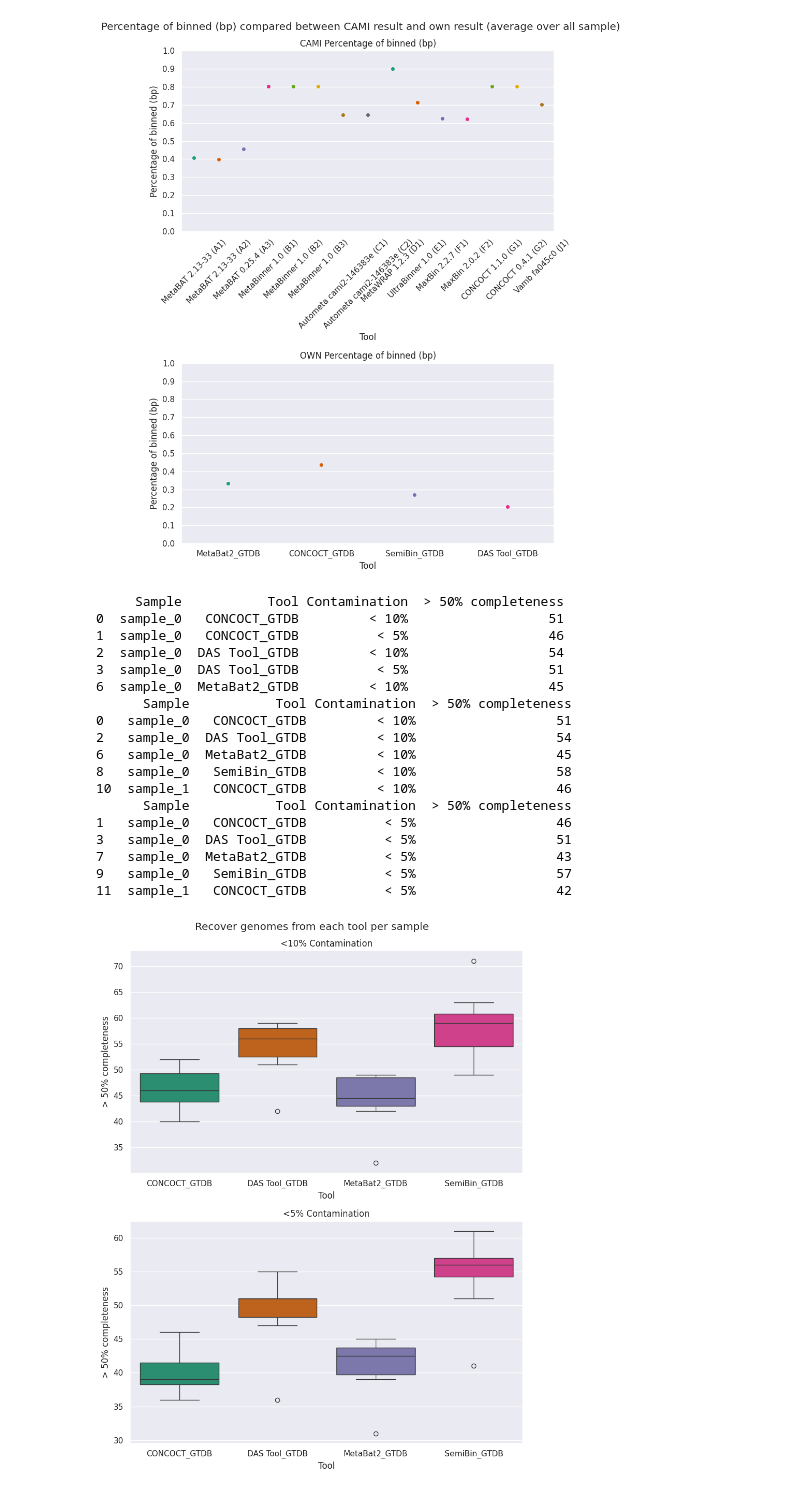
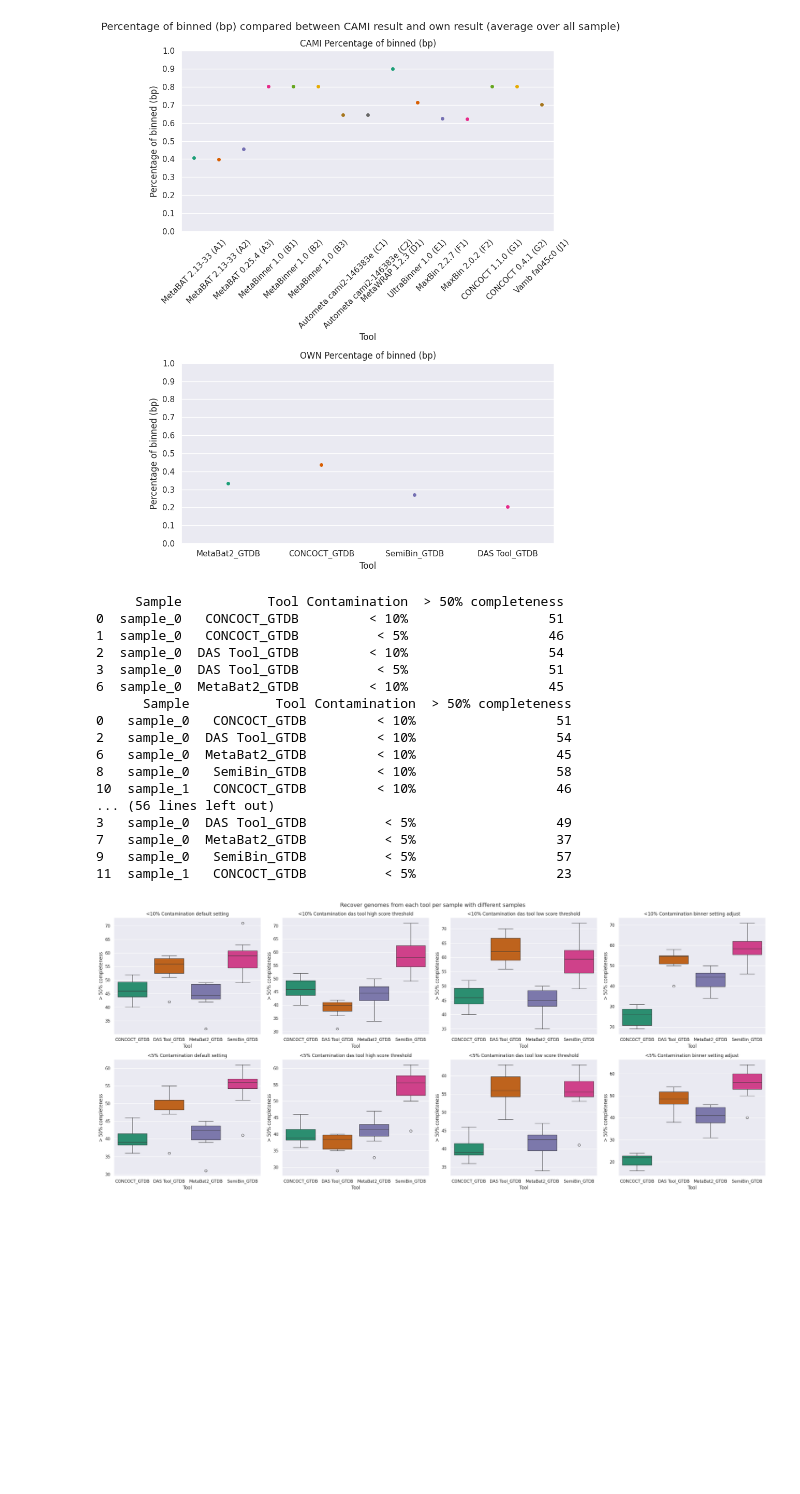
Before and after one commit to SantaMcCloud/Thesis, a Jupyter notebook: jupyternotebooks/plots.ipynb, the cells around one changed output. Drawn from its saved outputs; the diff is of its cells as text; code cells hidden in the pictures; blank space fills up the shorter version.

Commit message:
finish recover genomes for thesis

```diff
--- a/jupyternotebooks/plots.ipynb
+++ b/jupyternotebooks/plots.ipynb
@@ -487,42 +531,77 @@ plt.tight_layout()
 # %%
 #GENOME RECOVER
 df_genome_filtered = df_genome.loc[:,["Sample", "Tool", "Contamination", '> 50% completeness']]
 df_genome_filtered = df_genome_filtered[df_genome_filtered['Tool'] != 'Gold standard']
 print(df_genome_filtered.head())
 
 df_smaller_10_cont = df_genome_filtered[df_genome_filtered['Contamination'] == '< 10%']
 df_smaller_5_cont = df_genome_filtered[df_genome_filtered['Contamination'] == '< 5%']
 
 print(df_smaller_10_cont.head())
 print(df_smaller_5_cont.head())
 
-fig, axes = plt.subplots(2, 1, figsize=(8.5, 11))
+df_genome_filtered_high = df_high.loc[:,["Sample", "Tool", "Contamination", '> 50% completeness']]
+df_genome_filtered_high = df_genome_filtered_high[df_genome_filtered_high['Tool'] != 'Gold standard']
+print(df_genome_filtered_high.head())
 
-fig.suptitle('Recover genomes from each tool per sample')
+df_smaller_10_cont_high = df_genome_filtered_high[df_genome_filtered_high['Contamination'] == '< 10%']
+df_smaller_5_cont_high = df_genome_filtered_high[df_genome_filtered_high['Contamination'] == '< 5%']
 
-sns.boxplot(ax=axes[0], x='Tool', y='> 50% completeness', data=df_smaller_10_cont, palette='Dark2', legend=False, hue='Tool').set(title="<10% Contamination")
-sns.boxplot(ax=axes[1], x='Tool', y='> 50% completeness', data=df_smaller_5_cont, palette='Dark2', legend=False, hue='Tool').set(title="<5% Contamination")
+print(df_smaller_10_cont_high.head())
+print(df_smaller_5_cont_high.head())
+
+df_genome_filtered_low = df_low.loc[:,["Sample", "Tool", "Contamination", '> 50% completeness']]
+df_genome_filtered_low = df_genome_filtered_low[df_genome_filtered_low['Tool'] != 'Gold standard']
+print(df_genome_filtered_low.head())
+
+df_smaller_10_cont_low = df_genome_filtered_low[df_genome_filtered_low['Contamination'] == '< 10%']
+df_smaller_5_cont_low = df_genome_filtered_low[df_genome_filtered_low['Contamination'] == '< 5%']
+
+print(df_smaller_10_cont_low.head())
+print(df_smaller_5_cont_low.head())
+
+df_genome_filtered_binner = df_binner.loc[:,["Sample", "Tool", "Contamination", '> 50% completeness']]
+df_genome_filtered_binner = df_genome_filtered_binner[df_genome_filtered_binner['Tool'] != 'Gold standard']
+print(df_genome_filtered_binner.head())
+
+df_smaller_10_cont_binner = df_genome_filtered_binner[df_genome_filtered_binner['Contamination'] == '< 10%']
+df_smaller_5_cont_binner = df_genome_filtered_binner[df_genome_filtered_binner['Contamination'] == '< 5%']
+
+print(df_smaller_10_cont_binner.head())
+print(df_smaller_5_cont_binner.head())
+
+fig, axes = plt.subplots(2, 4, figsize=(25, 11))
+
+fig.suptitle('Recover genomes from each tool per sample with different samples')
+
+sns.boxplot(ax=axes[0, 0], x='Tool', y='> 50% completeness', data=df_smaller_10_cont, palette='Dark2', legend=False, hue='Tool').set(title="<10% Contamination default setting")
+sns.boxplot(ax=axes[1, 0], x='Tool', y='> 50% completeness', data=df_smaller_5_cont, palette='Dark2', legend=False, hue='Tool').set(title="<5% Contamination default setting")
+sns.boxplot(ax=axes[0, 1], x='Tool', y='> 50% completeness', data=df_smaller_10_cont_high, palette='Dark2', legend=False, hue='Tool').set(title="<10% Contamination das tool high score threshold")
+sns.boxplot(ax=axes[1, 1], x='Tool', y='> 50% completeness', data=df_smaller_5_cont_high, palette='Dark2', legend=False, hue='Tool').set(title="<5% Contamination das tool high score threshold")
+sns.boxplot(ax=axes[0, 2], x='Tool', y='> 50% completeness', data=df_smaller_10_cont_low, palette='Dark2', legend=False, hue='Tool').set(title="<10% Contamination das tool low score threshold")
+sns.boxplot(ax=axes[1, 2], x='Tool', y='> 50% completeness', data=df_smaller_5_cont_low, palette='Dark2', legend=False, hue='Tool').set(title="<5% Contamination das tool low score threshold")
+sns.boxplot(ax=axes[0, 3], x='Tool', y='> 50% completeness', data=df_smaller_10_cont_binner, palette='Dark2', legend=False, hue='Tool').set(title="<10% Contamination binner setting adjust")
+sns.boxplot(ax=axes[1, 3], x='Tool', y='> 50% completeness', data=df_smaller_5_cont_binner, palette='Dark2', legend=False, hue='Tool').set(title="<5% Contamination binner setting adjust")
 plt.tight_layout()
 # %% [output]
      Sample           Tool Contamination  > 50% completeness
 0  sample_0   CONCOCT_GTDB         < 10%                  51
 1  sample_0   CONCOCT_GTDB          < 5%                  46
 2  sample_0  DAS Tool_GTDB         < 10%                  54
 3  sample_0  DAS Tool_GTDB          < 5%                  51
 6  sample_0  MetaBat2_GTDB         < 10%                  45
       Sample           Tool Contamination  > 50% completeness
 0   sample_0   CONCOCT_GTDB         < 10%                  51
 2   sample_0  DAS Tool_GTDB         < 10%                  54
 6   sample_0  MetaBat2_GTDB         < 10%                  45
 8   sample_0   SemiBin_GTDB         < 10%                  58
 10  sample_1   CONCOCT_GTDB         < 10%                  46
-      Sample           Tool Contamination  > 50% completeness
-1   sample_0   CONCOCT_GTDB          < 5%                  46
-3   sample_0  DAS Tool_GTDB          < 5%                  51
-7   sample_0  MetaBat2_GTDB          < 5%                  43
+... (56 lines left out)
+3   sample_0  DAS Tool_GTDB          < 5%                  49
+7   sample_0  MetaBat2_GTDB          < 5%                  37
 9   sample_0   SemiBin_GTDB          < 5%                  57
-11  sample_1   CONCOCT_GTDB          < 5%                  42
+11  sample_1   CONCOCT_GTDB          < 5%                  23
-[figure, old version]
+[figure, new version]
 # %%
 dfs = []
 for k in range(0,10):
```
Also changed, not shown: parts of 1 cell of this notebook, 3 other files.
